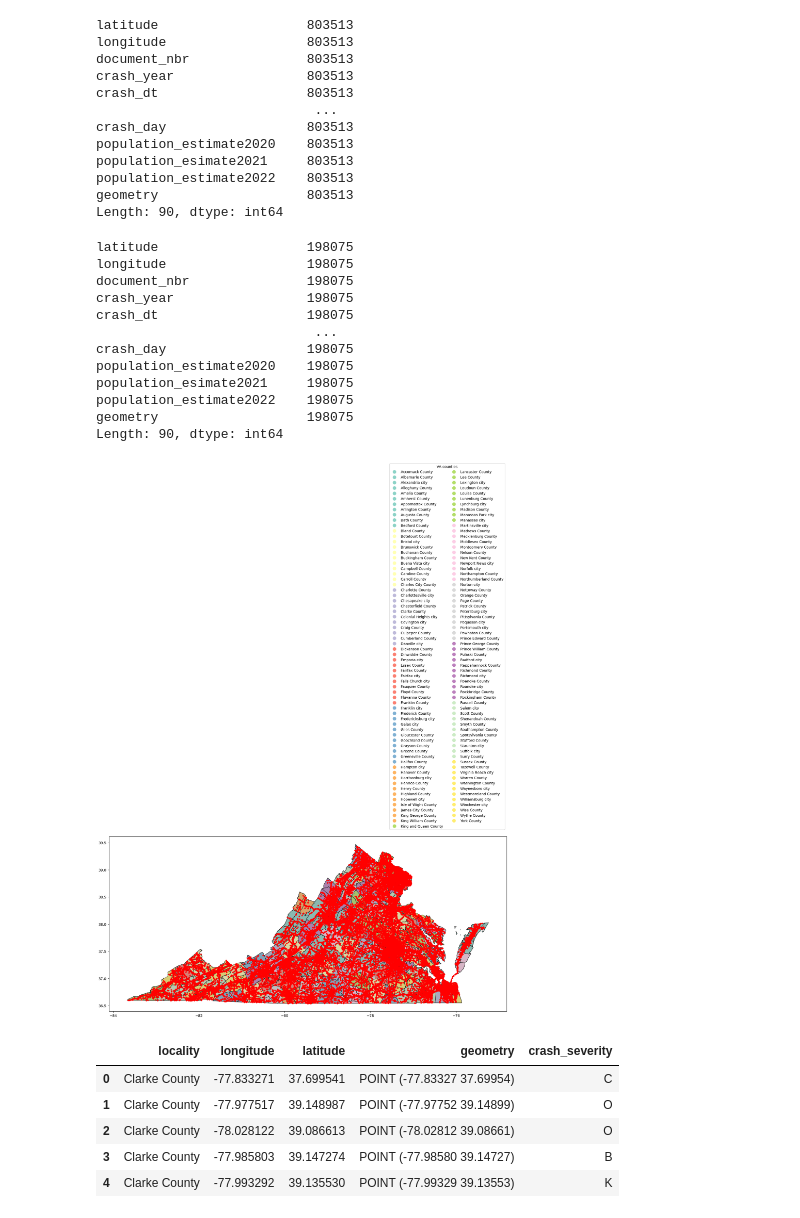
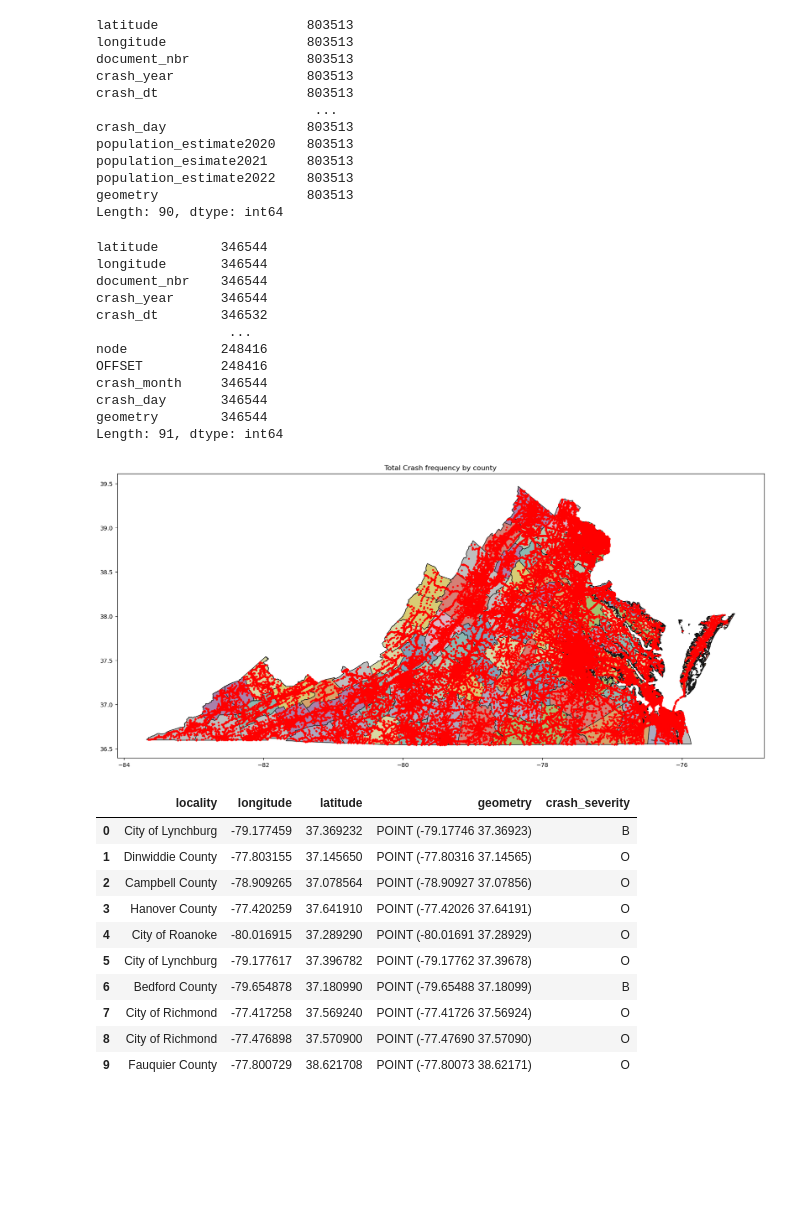
Before and after one commit to Eliab16/VDOT-crash-analysis, a Jupyter notebook: notebooks/Map.ipynb, the cells around one changed output. Drawn from its saved outputs; the diff is of its cells as text; code cells hidden in the pictures; blank space fills up the shorter version.

```diff
--- a/notebooks/Map.ipynb
+++ b/notebooks/Map.ipynb
@@ -112,5 +70,5 @@ And population density to understand the relationship between crashes and popula
 # %%
-va_counties_geo = gpd.read_file('../data/Va_counties_map/cb_2021_51_cousub_500k.shp')
-va_counties_geo.rename(columns={'NAMELSADCO':'locality'},inplace=True)
+va_counties_geo = gpd.read_file('../data/shape2019/County_Fiscal_Stress_2019.shp')
+va_counties_geo.rename(columns={'Locality':'locality'},inplace=True)
 va_counties_geo.head()
 # %% [output]
@@ -153,56 +111,61 @@ population_estimate2022    803513
 geometry                   803513
 Length: 90, dtype: int64
 # %%
-geometry_column = gpd.points_from_xy(merged_data['longitude'],merged_data['latitude'])
-merged_gdf = gpd.GeoDataFrame(merged_data,geometry=geometry_column)
+geometry_column = gpd.points_from_xy(crash_data['longitude'],crash_data['latitude'])
+crash_gdf = gpd.GeoDataFrame(crash_data,geometry=geometry_column)
 # %%
-merged_gdf.count()
+crash_gdf.count()
 # %% [output]
-latitude                   198075
-longitude                  198075
-document_nbr               198075
-crash_year                 198075
-crash_dt                   198075
-                            ...
-crash_day                  198075
-population_estimate2020    198075
-population_esimate2021     198075
-population_estimate2022    198075
-geometry                   198075
-Length: 90, dtype: int64
+latitude        346544
+longitude       346544
+document_nbr    346544
+crash_year      346544
+crash_dt        346532
+                 ...
+node            248416
+OFFSET          248416
+crash_month     346544
+crash_day       346544
+geometry        346544
+Length: 91, dtype: int64
 # %%
 fig, ax = plt.subplots(figsize=(20,20))
 leg_kwds = {'title': 'VA counties', 'loc': 'lower right',
             'bbox_to_anchor': (1, 1.03), 'ncol': 2}
-
-va_counties_geo.plot(column = 'locality', ax=ax,
+ax.set_title('Total Crash frequency by county')
+va_counties_geo.plot( ax=ax, color='grey',
               edgecolor = 'black',
               legend = True, legend_kwds = leg_kwds,
               cmap = 'Set3')
 
 va_counties_geo.plot(ax=ax, color="grey", legend = True, alpha=0.3)
 
 
 crs = va_counties_geo.crs
 
-geometry = [Point(xy) for xy in zip(merged_gdf["longitude"], merged_gdf["latitude"])]
+geometry = [Point(xy) for xy in zip(crash_gdf["longitude"], crash_gdf["latitude"])]
 
-geo_df = gpd.GeoDataFrame(merged_gdf, crs=crs, geometry=geometry)
+geo_df = gpd.GeoDataFrame(crash_gdf, crs=crs, geometry=geometry)
 
-geo_df.plot(ax = ax, markersize = 10, color = "red", marker = "o", label = "POI")
+geo_df.plot(ax = ax, markersize = 5, marker = "o", label='Pos', color="red")
 plt.show()
 # %% [output]
-[figure, old version]
+[figure, new version]
 # %%
-sev_crash_data= merged_gdf[['locality', 'longitude', 'latitude','geometry','crash_severity']]
+sev_crash_data= crash_gdf[['locality', 'longitude', 'latitude','geometry','crash_severity']]
 
 
-sev_crash_data.head()
+sev_crash_data.head(10)
 # %% [output]
 |  | locality | longitude | latitude | geometry | crash_severity |
-| 0 | Clarke County | -77.833271 | 37.699541 | POINT (-77.83327 37.69954) | C |
-| 1 | Clarke County | -77.977517 | 39.148987 | POINT (-77.97752 39.14899) | O |
-| 2 | Clarke County | -78.028122 | 39.086613 | POINT (-78.02812 39.08661) | O |
-| 3 | Clarke County | -77.985803 | 39.147274 | POINT (-77.98580 39.14727) | B |
-| 4 | Clarke County | -77.993292 | 39.135530 | POINT (-77.99329 39.13553) | K |
+| 0 | City of Lynchburg | -79.177459 | 37.369232 | POINT (-79.17746 37.36923) | B |
+| 1 | Dinwiddie County | -77.803155 | 37.145650 | POINT (-77.80316 37.14565) | O |
+| 2 | Campbell County | -78.909265 | 37.078564 | POINT (-78.90927 37.07856) | O |
+| 3 | Hanover County | -77.420259 | 37.641910 | POINT (-77.42026 37.64191) | O |
+| 4 | City of Roanoke | -80.016915 | 37.289290 | POINT (-80.01691 37.28929) | O |
+| 5 | City of Lynchburg | -79.177617 | 37.396782 | POINT (-79.17762 37.39678) | O |
+| 6 | Bedford County | -79.654878 | 37.180990 | POINT (-79.65488 37.18099) | B |
+| 7 | City of Richmond | -77.417258 | 37.569240 | POINT (-77.41726 37.56924) | O |
+| 8 | City of Richmond | -77.476898 | 37.570900 | POINT (-77.47690 37.57090) | O |
+| 9 | Fauquier County | -77.800729 | 38.621708 | POINT (-77.80073 38.62171) | O |
 # %%
```
Also changed, not shown: parts of 21 cells of this notebook.
